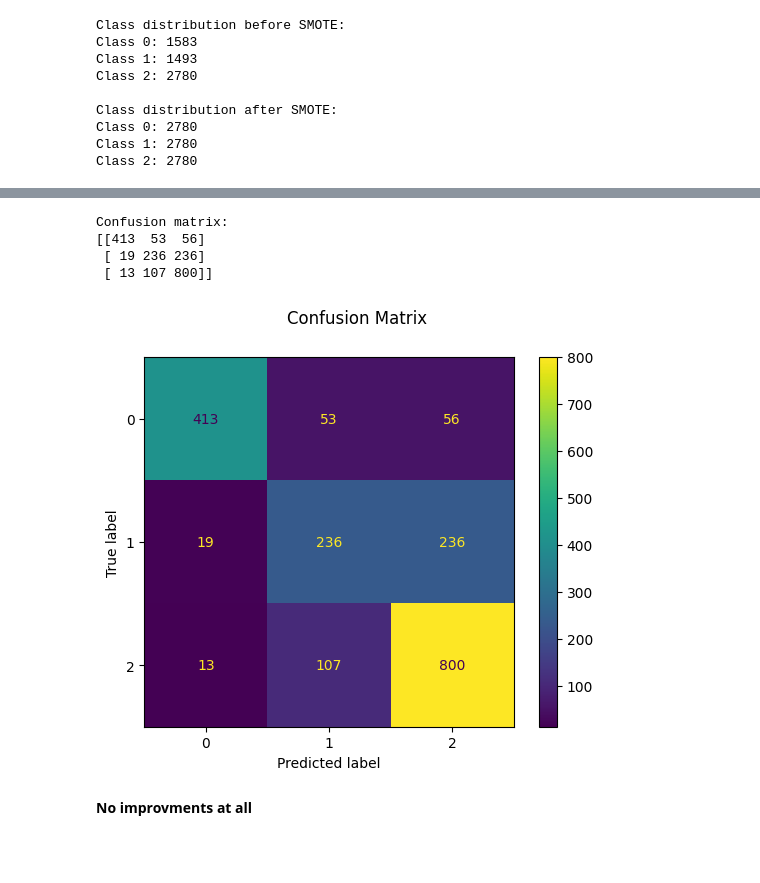
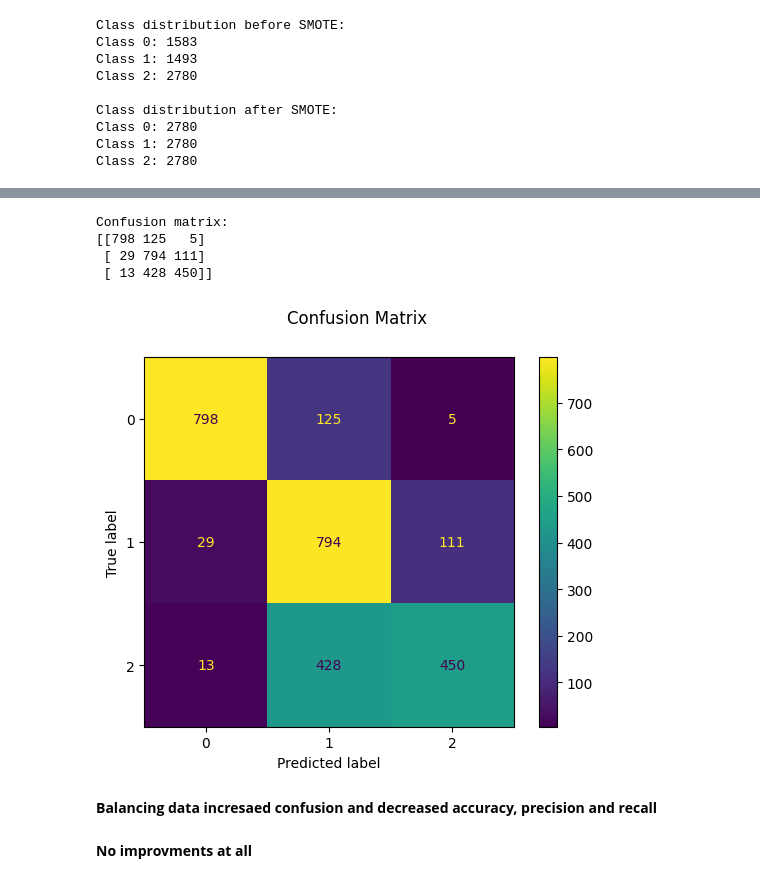
Before and after one commit to lucas066001/IllnessRecognition, a Jupyter notebook: app/ml/modelsFindingThreeClasses.ipynb, the cells around one changed output, grey strips where cells are left out. Drawn from its saved outputs; the diff is of its cells as text; code cells hidden in the pictures; blank space fills up the shorter version.

Commit message:
LCS: Working on 3 classes predictions, multithread impl

```diff
--- a/app/ml/modelsFindingThreeClasses.ipynb
+++ b/app/ml/modelsFindingThreeClasses.ipynb
@@ -721,18 +635,23 @@ Mean validation score: 0.7344124700239808
 # %%
 from sklearn.metrics import ConfusionMatrixDisplay
 
-pipeline.fit(X_train, y_train)
-y_pred = pipeline.predict(X_test)
-disp = ConfusionMatrixDisplay.from_predictions(y_test, y_pred)
+X_train_r, X_test_r, y_train_r, y_test_r = train_test_split(X_resampled, y_resampled, test_size=0.33, random_state=0)
+
+pipeline.fit(X_train_r, y_train_r)
+y_pred_r = pipeline.predict(X_test_r)
+
+disp = ConfusionMatrixDisplay.from_predictions(y_test_r, y_pred_r)
 disp.figure_.suptitle("Confusion Matrix")
 print(f"Confusion matrix:\n{disp.confusion_matrix}")
 plt.show()
 # %% [output]
 Confusion matrix:
-[[413  53  56]
- [ 19 236 236]
- [ 13 107 800]]
+[[798 125   5]
+ [ 29 794 111]
+ [ 13 428 450]]
-[figure, old version]
+[figure, new version]
+# %% [markdown]
+**Balancing data incresaed confusion and decreased accuracy, precision and recall**
 # %% [markdown]
 **No improvments at all**
 # %% [markdown]
```
Also changed, not shown: parts of 45 cells of this notebook, 1 other file.
